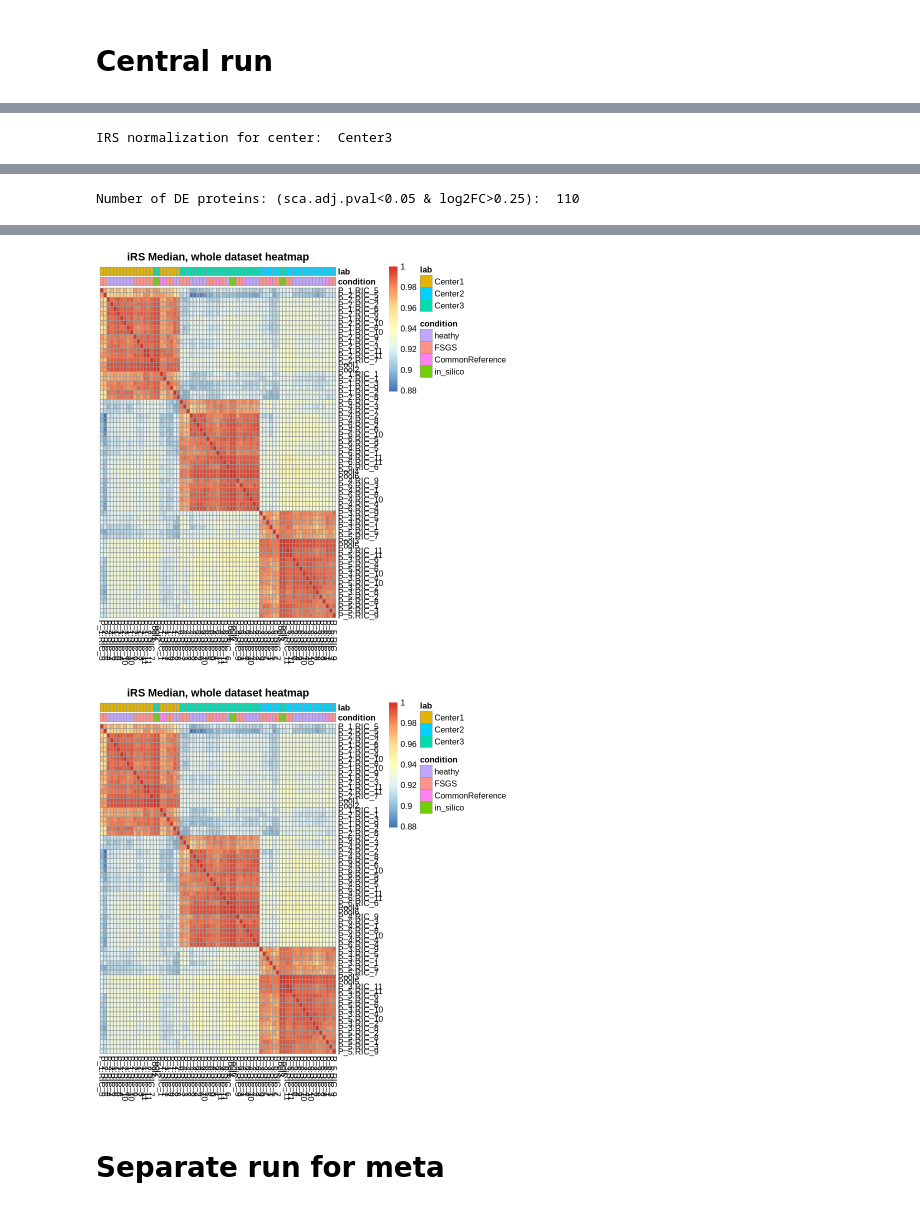
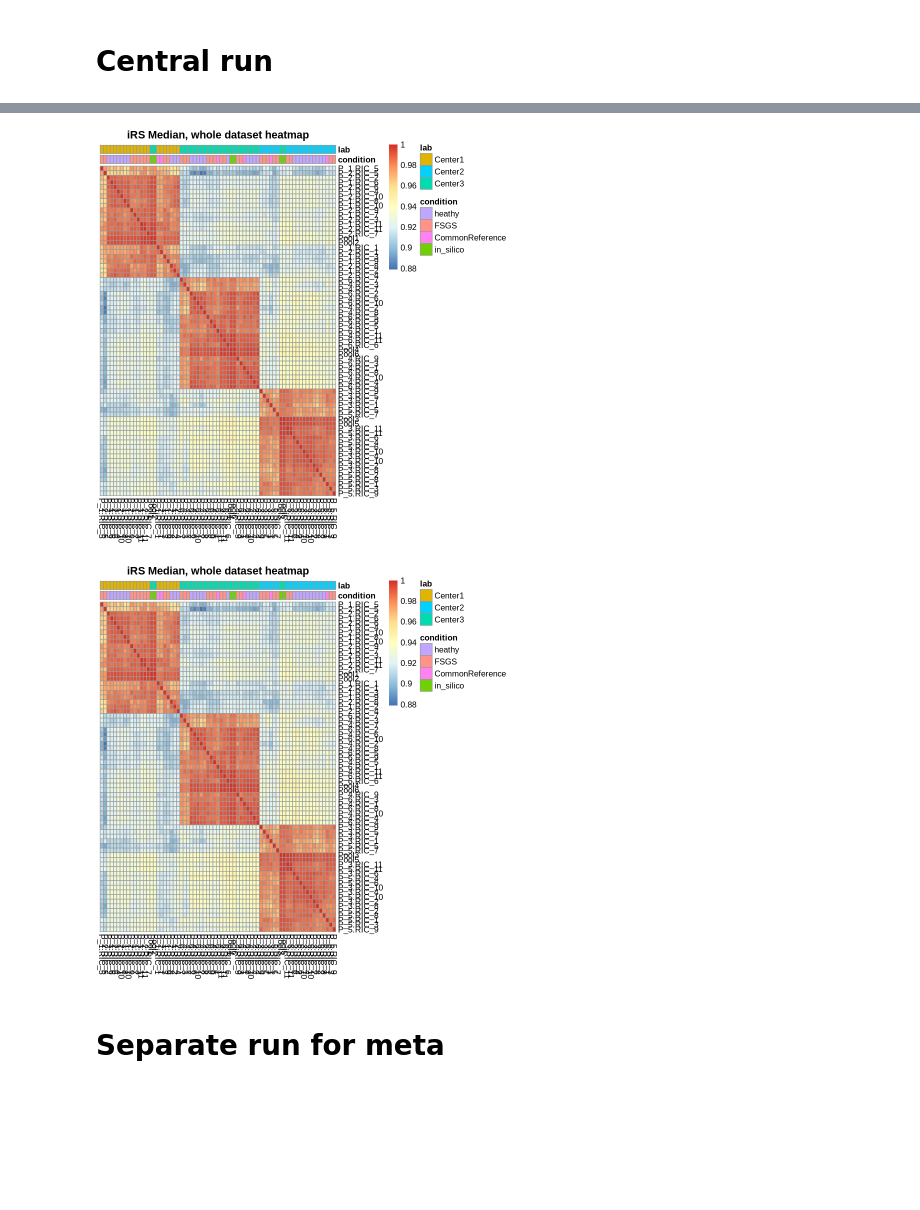
Before and after one commit to Freddsle/FedProt, a Jupyter notebook: evaluation/TMT_data/01_run_deqms.ipynb, the cells around one changed output, grey strips where cells are left out. Cells and saved outputs as stored; diff of their text form; code cells hidden in the pictures; blank space fills up the shorter version.

Commit message:
fixed place of keep prot place filtering

```diff
--- a/evaluation/TMT_data/01_run_deqms.ipynb
+++ b/evaluation/TMT_data/01_run_deqms.ipynb
@@ -116,14 +98,19 @@ for (dataset in datasets_list){
   central_intensities <- filter_per_center(central_intensities, central_batch_info, "file",
     unique(central_batch_info$lab), 'lab')
 
+  # filter by pool - min 1 per pool
+  central_intensities <- filter_per_center(central_intensities, central_batch_info, "file",
+    unique(central_batch_info$Pool), 'Pool', min_number=1)
+
   cat("Rows after all filters:", nrow(central_intensities), "\n")
   analyzed_proteins[[dataset]] <- rownames(central_intensities)
 
 
   ########################################################################################
-  # NORMALIZATION
+  # NORMALIZATION for plots
   # median normalization
-  central_intensities <- medianNorm(central_intensities) %>% as.data.frame()
+  central_intensities_plot <- medianNorm(central_intensities) %>% as.data.frame()
+  central_batch_info_plot <- central_batch_info
 
   corrected_intensities <- NULL
   updates_metadata <- NULL
@@ -131,8 +118,8 @@ for (dataset in datasets_list){
   # irs with in silico reference
   for(center in labs_list){
     cat("IRS normalization for center: ", center, "\n")
-    center_intensities <- central_intensities[, central_batch_info$lab == center]
-    center_batch_info <- central_batch_info[central_batch_info$lab == center, ]
+    center_intensities <- central_intensities_plot[, central_batch_info_plot$lab == center]
+    center_batch_info <- central_batch_info_plot[central_batch_info_plot$lab == center, ]
 
     irs_res <- irsNorm_in_silico_single_center(
       center_intensities, center_batch_info,
@@ -152,7 +139,7 @@ for (dataset in datasets_list){
     }
   }
 
-  central_batch_info <- updates_metadata %>% as.data.frame() %>%
+  central_batch_info_plot <- updates_metadata %>% as.data.frame() %>%
     mutate(
         file = as.character(file),
         lab = as.factor(as.character(lab)),
@@ -160,26 +147,66 @@ for (dataset in datasets_list){
         condition = factor(as.character(condition), levels = c('heathy', 'FSGS', "CommonReference", "in_silico"))
       )
 
-  central_intensities <- corrected_intensities %>% as.data.frame()
-  central_intensities <- central_intensities[, central_batch_info$file]
-  rownames(central_batch_info) <- central_batch_info$file
+  central_intensities_plot <- corrected_intensities %>% as.data.frame()
+  central_intensities_plot <- central_intensities_plot[, central_batch_info_plot$file]
+  rownames(central_intensities_plot) <- central_intensities_plot$file
 
   # plot results
-  create_plots(central_intensities, central_batch_info, "iRS Median, whole dataset",
+  create_plots(central_intensities_plot, central_batch_info_plot, "iRS Median, whole dataset",
     "/home/yuliya/repos/cosybio/FedProt/data/TMT_data/01_smaller_lib_balanced_PG_MajorPG/IRS_median",
     shape_col = "lab", width = 20)
 
-  ################################################################################################
+  ###############################################################################################
   # DE analysis
 
-  # select minimal count across column for each protein (with na.rm = TRUE)
+  # remove references and in_silico
+  central_batch_info <- central_batch_info[central_batch_info$condition != "CommonReference" & central_batch_info$condition != "in_silico", ]
+  central_intensities <- central_intensities[, central_batch_info$file]
+
+  # median normalization
+  central_intensities <- medianNorm(central_intensities) %>% as.data.frame()
+
+  # IRS normalization
+  corrected_intensities <- NULL
+
+  for(center in labs_list){
+    cat("IRS normalization for center: ", center, "\n")
+    center_intensities <- central_intensities[, central_batch_info$lab == center]
+    center_batch_info <- central_batch_info[central_batch_info$lab == center, ]
+    cat("Shape of the data: ", dim(center_intensities), "\n")
+
+    irs_res <- irsNorm_in_silico_single_center(
+      center_intensities, center_batch_info,
+      pool_col = "Pool",
+      column_name = "file",
+      center = name,
+      aggregation_method = "average",
+      add_refs = FALSE
+    )
+    # add to the central data
+    if(is.null(corrected_intensities)){
+      corrected_intensities = irs_res$corrected_data
+    } else {
+      corrected_intensities = cbind(corrected_intensities, irs_res$corrected_data)
+    }
+  }
+    # select minimal count across column for each protein (with na.rm = TRUE)
   central_counts$count <- apply(central_counts, 1, min, na.rm = TRUE)
   central_counts <- central_counts %>% select(count)
 
+  central_intensities <- corrected_intensities[, central_batch_info$file]
   central_intensities <- log2(central_intensities + 1)
+  cat("Number of samples for analysis: ", ncol(central_intensities), "\n")
+  cat("Number of proteins for analysis: ", nrow(central_intensities), "\n")
+
+  central_batch_info <- central_batch_info %>% mutate(
+    condition = factor(condition, levels = c('heathy', 'FSGS')),
+    Pool = as.factor(Pool)
+  )
 
   # run DE analysis
   design <- make_design(central_batch_info, 'condition', 'Pool')
+  cat("Design shape: ", dim(design), "\n")
   contrasts <- makeContrasts(heathy-FSGS, levels = colnames(design))
   de_results <- run_DE(central_intensities, central_counts, design, contrasts)
   de_results <- de_results %>% rownames_to_column('Protein')
@@ -226 +267,0 @@ Warning message:
-IRS normalization for center:  Center3
@@ -246 +267,0 @@ Warning message:
-Number of DE proteins: (sca.adj.pval<0.05 & log2FC>0.25):  110
@@ -249,5 +268,5 @@ Warning message:
-[figure, old version]
+[figure, new version]
-[figure, old version]
+[figure, new version]
 # %% [markdown]
 # Separate run for meta
 # %%
```
Also changed, not shown: parts of 5 cells of this notebook, 6 other files.
